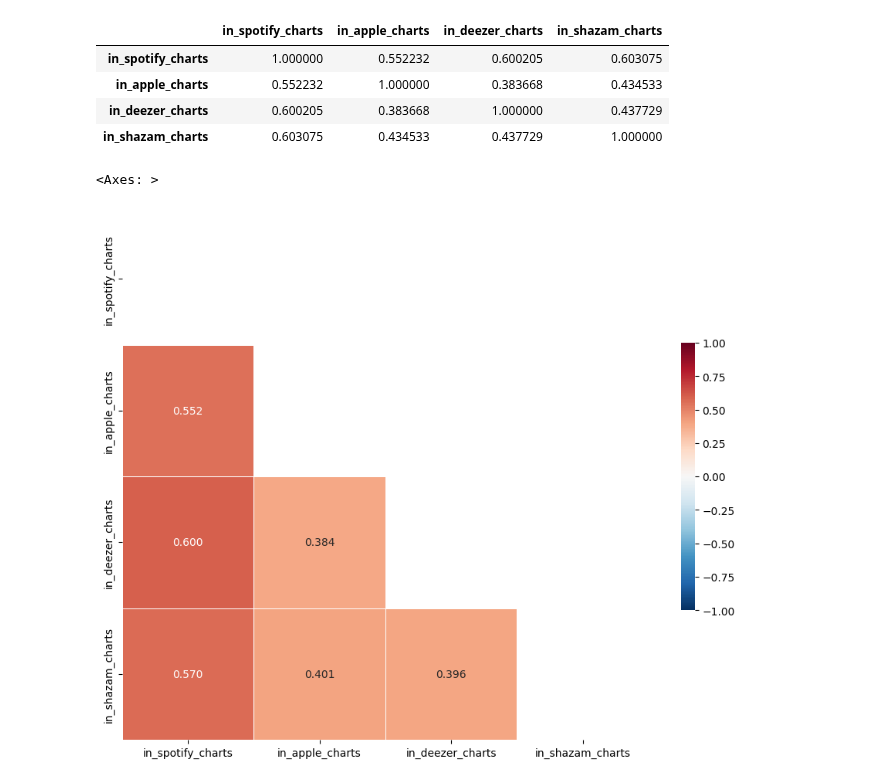
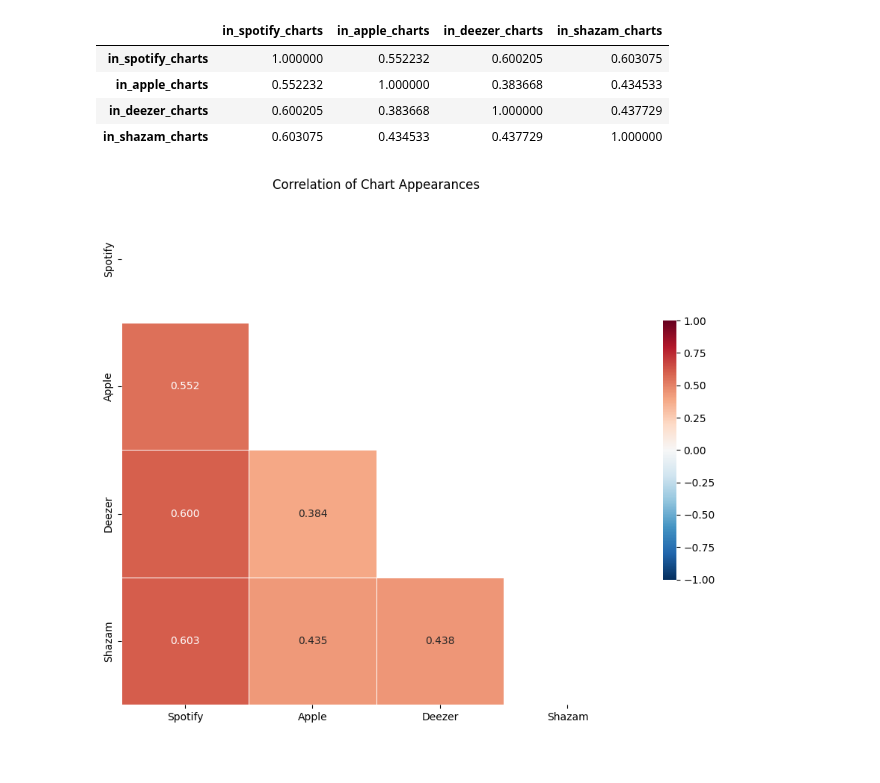
Before and after one commit to JoshuaHildebrand/CMSC320_Project, a Jupyter notebook: Project.ipynb, the cells around one changed output. Cells and saved outputs as stored; diff of their text form; code cells hidden in the pictures.

```diff
--- a/Project.ipynb
+++ b/Project.ipynb
@@ -65,12 +65,17 @@ display(df_corr)
 | in_deezer_charts | 0.600205 | 0.383668 | 1.000000 | 0.437729 |
 | in_shazam_charts | 0.603075 | 0.434533 | 0.437729 | 1.000000 |
 # %%
-mask = np.triu(np.ones_like(df_corr.data, dtype=bool))
+mask = np.triu(np.ones_like(charts_df.corr(), dtype=bool))
 
 f, ax = plt.subplots(figsize=(11, 9))
 
-sns.heatmap(df_corr.data, mask=mask, cmap='RdBu_r', vmax=1, vmin = -1, center=0,
+sns.heatmap(charts_df.corr(), mask=mask, cmap='RdBu_r', vmax=1, vmin = -1, center=0,
             square=True, linewidths=.5, cbar_kws={"shrink": .5}, fmt = '.3f', annot = True)
+
+plt.title('Correlation of Chart Appearances')
+ax.set_xticklabels(['Spotify', 'Apple', 'Deezer', 'Shazam'])
+ax.set_yticklabels(['Spotify', 'Apple', 'Deezer', 'Shazam'])
+
+plt.show()
 # %% [output]
-<Axes: >
-[figure, old version]
+[figure, new version]
```
